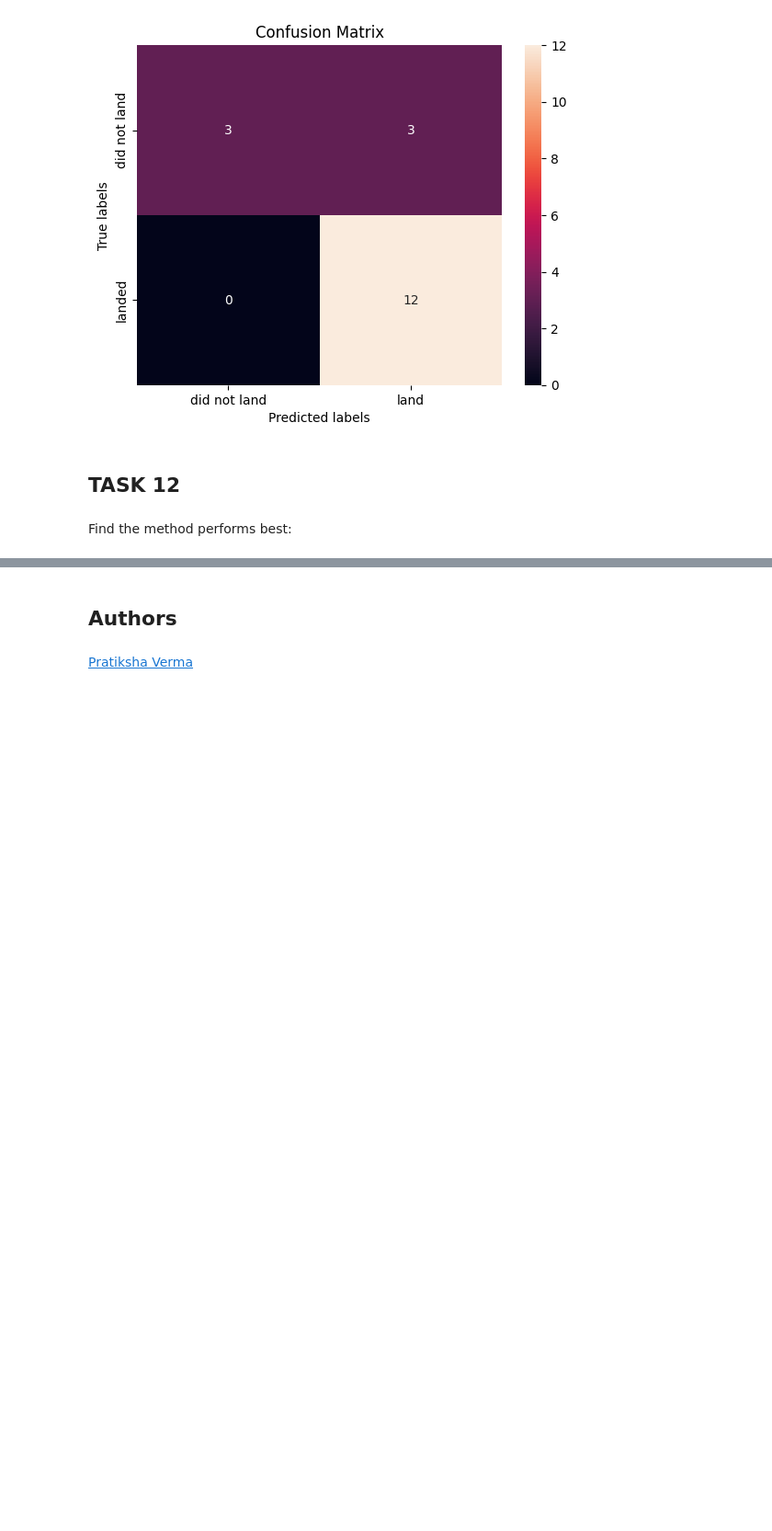
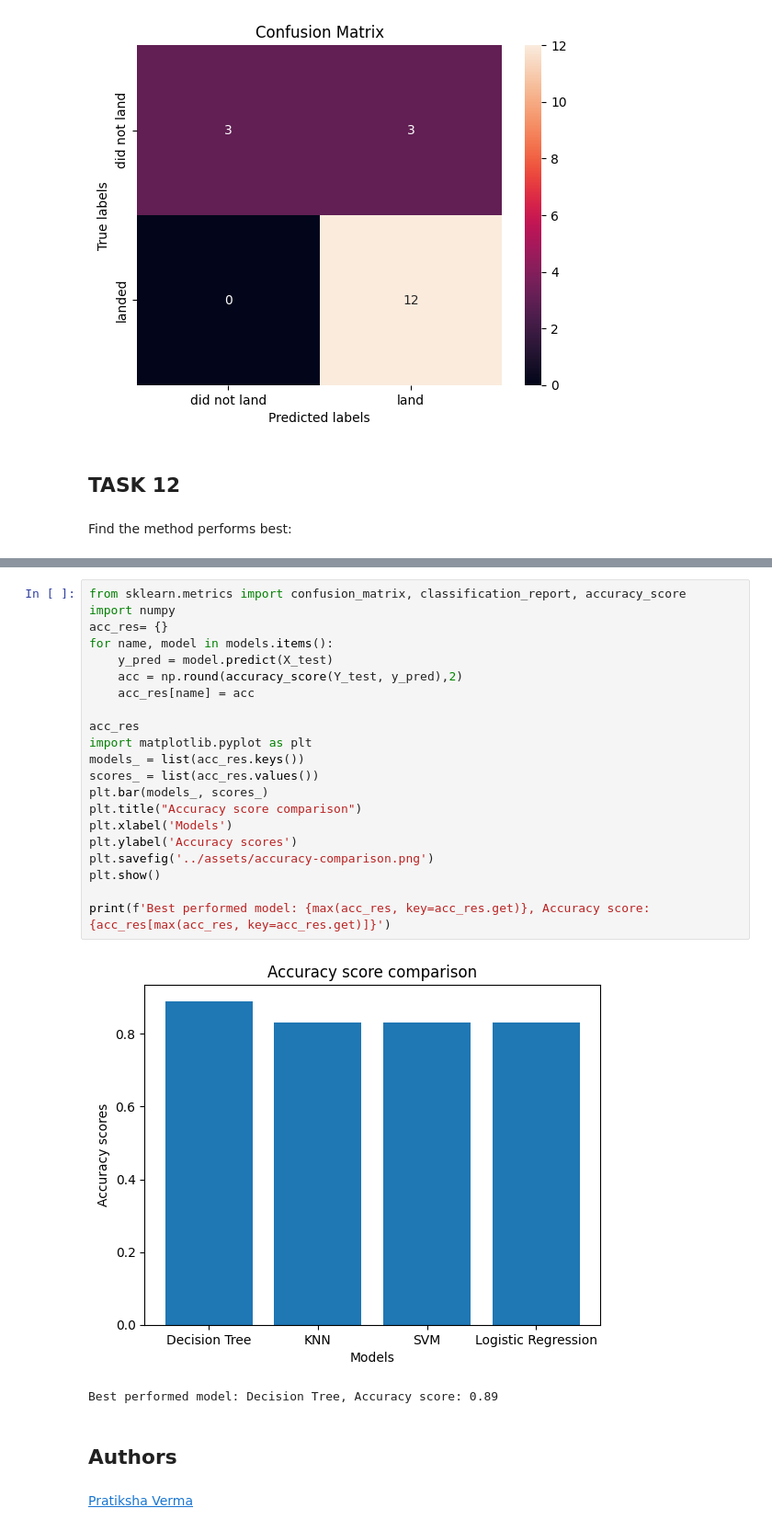
Before and after one commit to 0quaaD/SpaceX-Capstone, a Jupyter notebook: IPYNB/spaceX-Machine-Learning-Prediction-Part-5-v1.ipynb, the cells around one changed output, grey strips where cells are left out. Shown at 92% size. Saved outputs shown, nothing was run; the diff lists cells and outputs as text; blank space fills up the shorter version.

```diff
--- a/IPYNB/spaceX-Machine-Learning-Prediction-Part-5-v1.ipynb
+++ b/IPYNB/spaceX-Machine-Learning-Prediction-Part-5-v1.ipynb
@@ -447,3 +432,27 @@ Logistic Regression, 0.8333333333333334
+# %%
+from sklearn.metrics import confusion_matrix, classification_report, accuracy_score
+import numpy
+acc_res= {}
+for name, model in models.items():
+    y_pred = model.predict(X_test)
+    acc = np.round(accuracy_score(Y_test, y_pred),2)
+    acc_res[name] = acc
+
+acc_res
+import matplotlib.pyplot as plt
+models_ = list(acc_res.keys())
+scores_ = list(acc_res.values())
+plt.bar(models_, scores_)
+plt.title("Accuracy score comparison")
+plt.xlabel('Models')
+plt.ylabel('Accuracy scores')
+plt.savefig('../assets/accuracy-comparison.png')
+plt.show()
+
+print(f'Best performed model: {max(acc_res, key=acc_res.get)}, Accuracy score: {acc_res[max(acc_res, key=acc_res.get)]}')
+# %% [output]
+[figure, added]
+Best performed model: Decision Tree, Accuracy score: 0.89
 # %% [markdown]
 ## Authors
 # %% [markdown]
```
Also changed, not shown: parts of 1 cell of this notebook, 1 other file.
